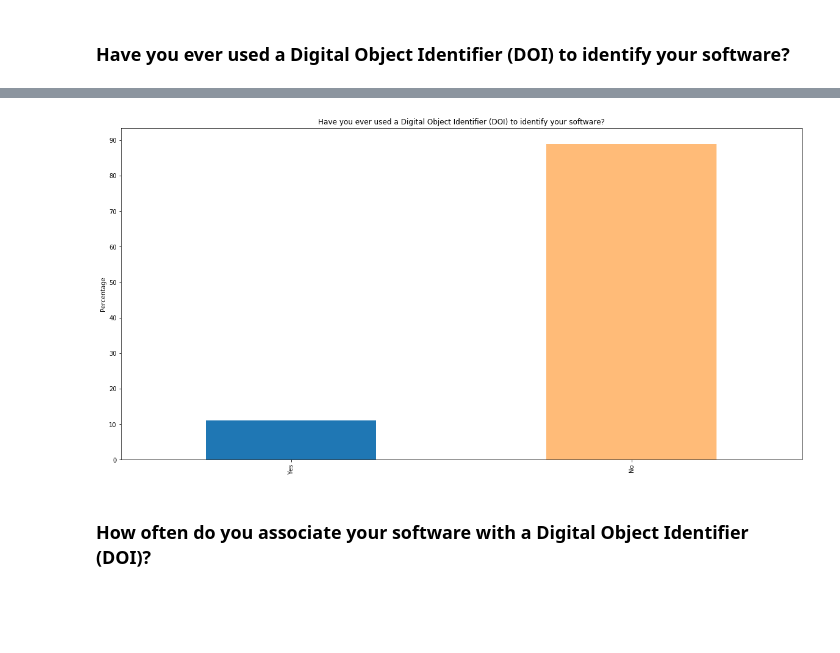
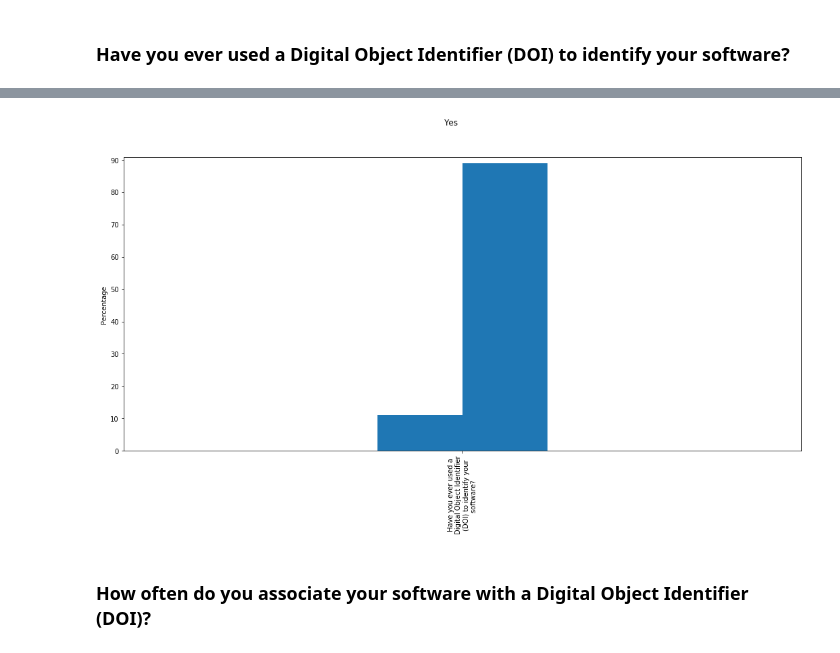
Before and after one commit to softwaresaved/international-survey, a Jupyter notebook: analysis/results_zaf_2017_narrative.ipynb, the cells around one changed output, grey strips where cells are left out. Saved outputs shown, nothing was run; the diff lists cells and outputs as text; code cells hidden in the pictures; blank space fills up the shorter version.

```diff
--- a/analysis/results_zaf_2017_narrative.ipynb
+++ b/analysis/results_zaf_2017_narrative.ipynb
@@ -968,7 +1017,7 @@ display_side_by_side(v_to_count,perc_to_count)
 # %%
-_ = get_plot(perc_to_count, "y/n/na")
+_ = get_plot(perc_to_count, "one choice", dropna=False)
 # %% [output]
-[figure, old version]
+[figure, new version]
 # %% [markdown]
 ### How often do you associate your software with a Digital Object Identifier (DOI)?
 # %%
```
Also changed, not shown: parts of 83 cells of this notebook, 35 other files.
